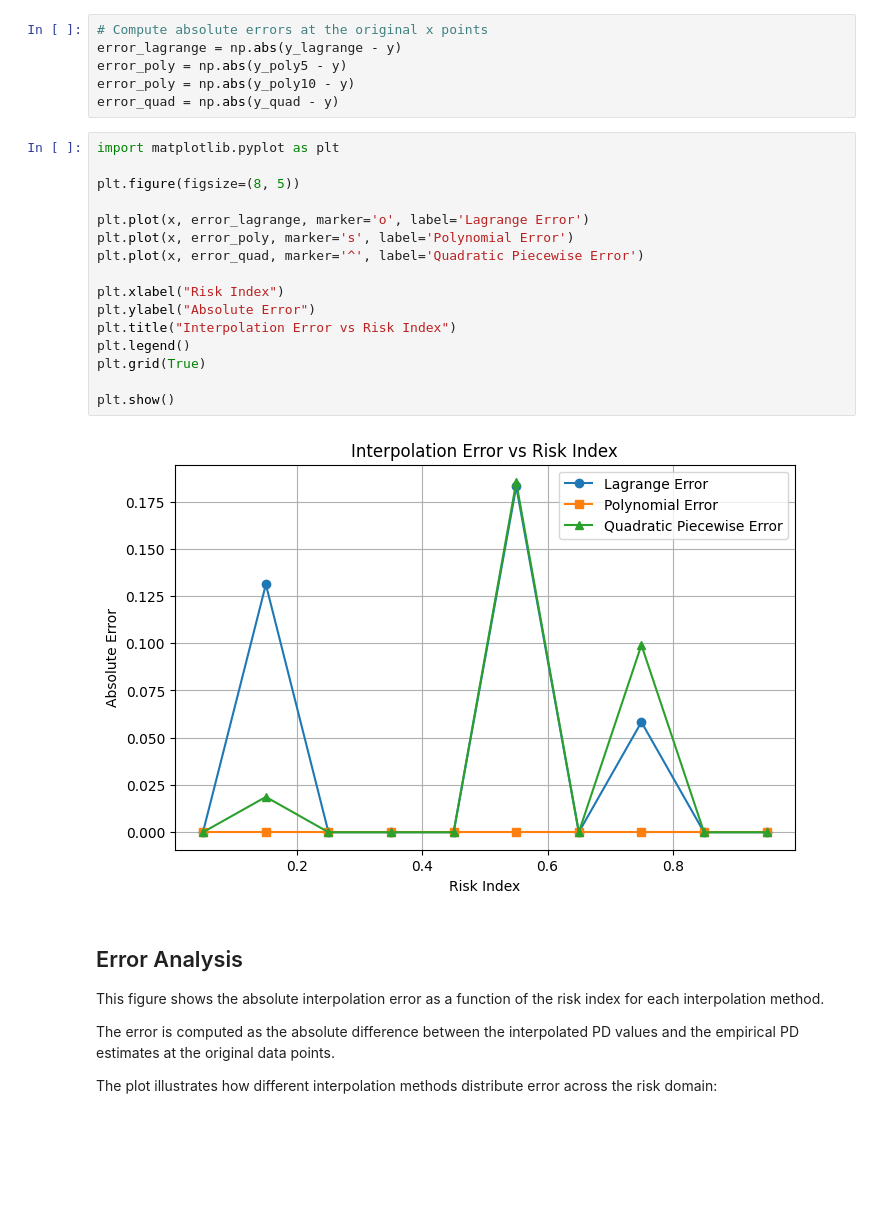
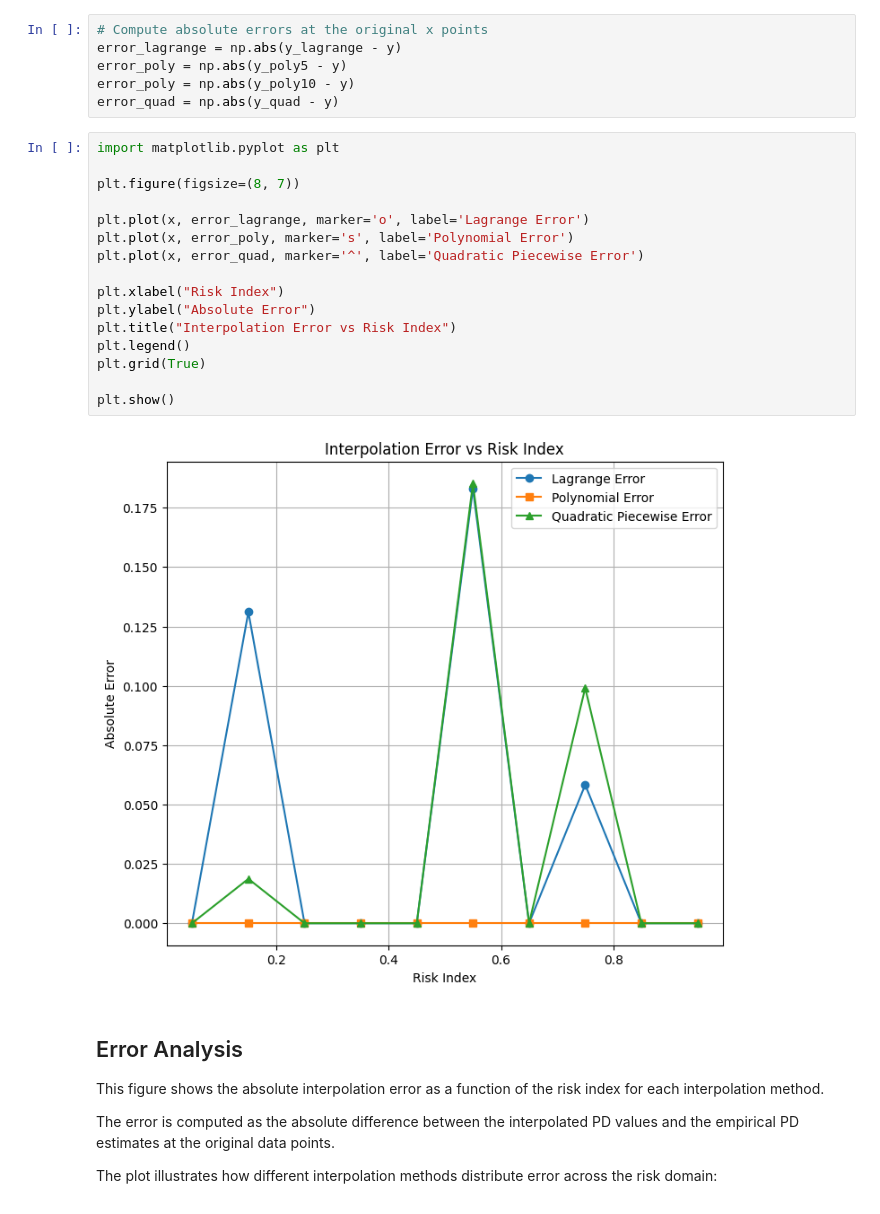
Before and after one commit to YoussefChati/Credit-Risk-Interpolation-GMSC, a Jupyter notebook: Documents/NumericalMethodsProject/notebooks/GMSC_PD_Interpolation.ipynb, the cells around one changed output. Drawn from its saved outputs; the diff is of its cells as text; blank space fills up the shorter version.

Commit message:
Graph Update

```diff
--- a/Documents/NumericalMethodsProject/notebooks/GMSC_PD_Interpolation.ipynb
+++ b/Documents/NumericalMethodsProject/notebooks/GMSC_PD_Interpolation.ipynb
@@ -437,21 +437,21 @@ error_quad = np.abs(y_quad - y)
 # %%
 import matplotlib.pyplot as plt
 
-plt.figure(figsize=(8, 5))
+plt.figure(figsize=(8, 7))
 
 plt.plot(x, error_lagrange, marker='o', label='Lagrange Error')
 plt.plot(x, error_poly, marker='s', label='Polynomial Error')
 plt.plot(x, error_quad, marker='^', label='Quadratic Piecewise Error')
 
 plt.xlabel("Risk Index")
 plt.ylabel("Absolute Error")
 plt.title("Interpolation Error vs Risk Index")
 plt.legend()
 plt.grid(True)
 
 plt.show()
 # %% [output]
-[figure, old version]
+[figure, new version]
 # %% [markdown]
 ## Error Analysis
 
```
